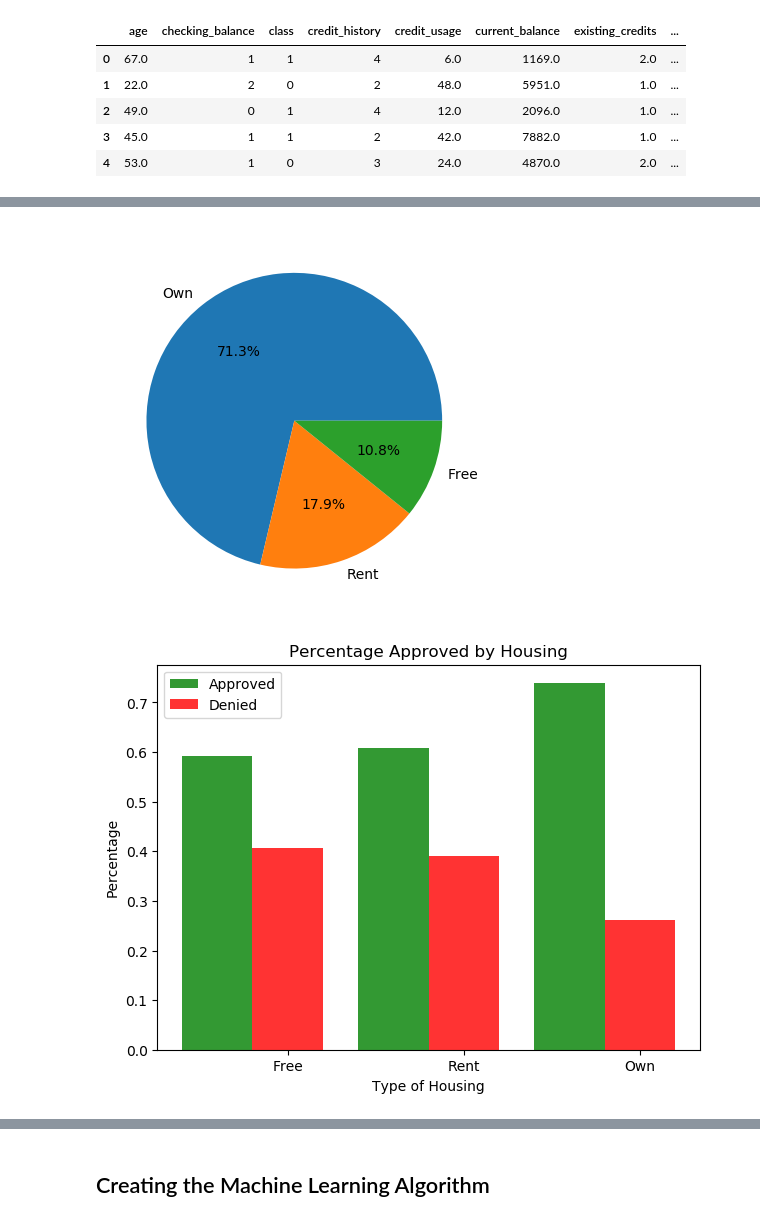
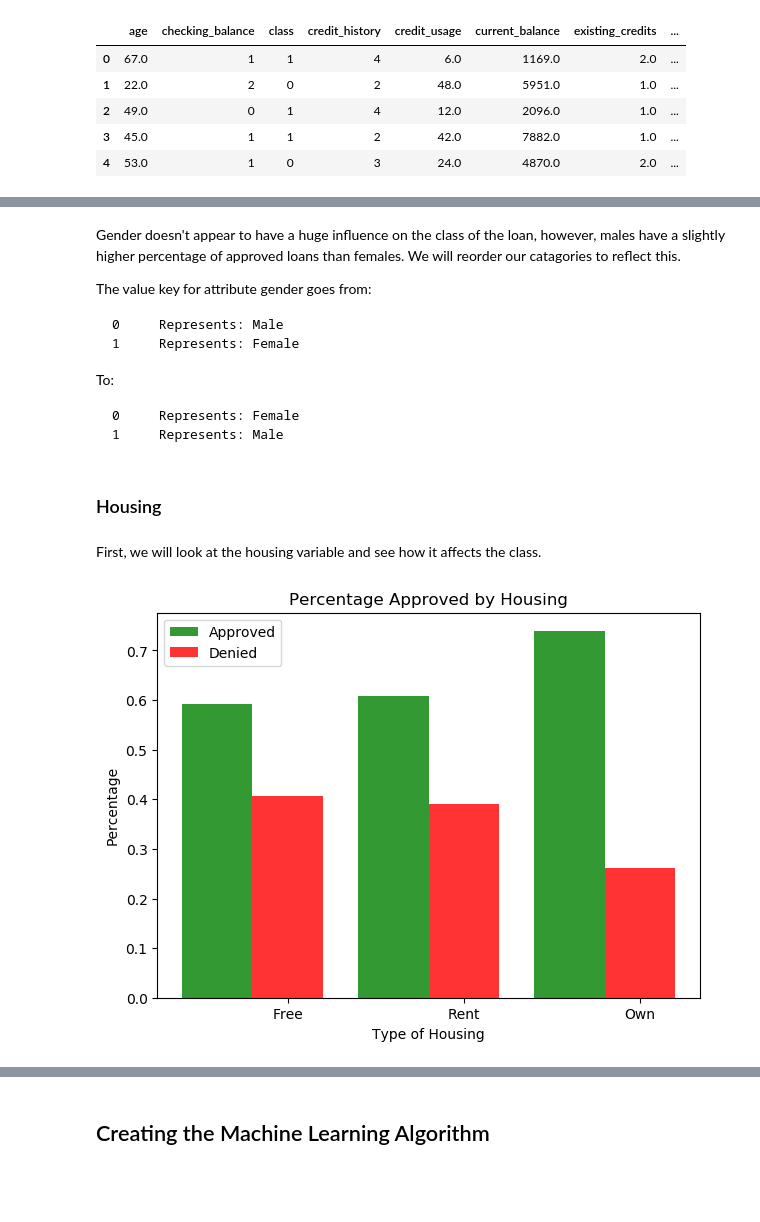
Before and after one commit to hanmaegeo/2019-datascience-project, a Jupyter notebook: Final Draft 1.ipynb, the cells around one changed output, grey strips where cells are left out. Drawn from its saved outputs; the diff is of its cells as text; code cells hidden in the pictures; blank space fills up the shorter version.

Commit message:
Add files via upload
Finished 'Visualizing the Data' section

```diff
--- a/Final Draft 1.ipynb
+++ b/Final Draft 1.ipynb
@@ -147,8 +147,6 @@ for column in data.columns:
                 relabeled.append(2)
             elif item == '>=200':
                 relabeled.append(3)
-            else:
-                relabeled.append('ERROR')
         elif column == 'credit_history':
             if item == 'no credits/all paid':
                 relabeled.append(0)
@@ -160,8 +158,6 @@ for column in data.columns:
                 relabeled.append(3)
             elif item == 'critical/other existing credit':
                 relabeled.append(4)
-            else:
-                relabeled.append('ERROR')
         elif column == 'purpose':
             if item == 'new car':
                 relabeled.append(0)
@@ -185,8 +181,6 @@ for column in data.columns:
                 relabeled.append(9)
             elif item == 'other':
                 relabeled.append(10)
-            else:
-                relabeled.append('ERROR')
         elif column == 'savings_balance':
             if item == 'no known savings':
                 relabeled.append(0)
@@ -215,11 +209,11 @@ for column in data.columns:
                 relabeled.append(4)
                 gender.append(1)
         elif column == 'housing':
-            if item == 'for free':
+            if item == 'rent':
                 relabeled.append(0)
-            elif item == 'rent':
+            elif item == 'own':
                 relabeled.append(1)
-            elif item == 'own':
+            elif item == 'for free':
                 relabeled.append(2)
         elif column == 'job':
             if item == 'unemp/unskilled non res':
@@ -343,0 +324,10 @@ plt.show()
+# %%
+relabeled = []
+
+for item in data['foreign_worker']:
+    if item == 0:
+        relabeled.append(1)
+    elif item == 1:
+        relabeled.append(0)
+
+data['foreign_worker'] = relabeled
@@ -344,12 +377,33 @@ plt.show()
+# %% [markdown]
+Gender doesn't appear to have a huge influence on the class of the loan, however, males have a slightly higher percentage of approved loans than females. We will reorder our catagories to reflect this.
+
+The value key for attribute gender goes from:
+
+    0     Represents: Male
+    1     Represents: Female
+
+To:
+
+    0     Represents: Female
+    1     Represents: Male
+# %%
+relabeled = []
+
+for item in data['gender']:
+    if item == 0:
+        relabeled.append(1)
+    elif item == 1:
+        relabeled.append(0)
+
+data['gender'] = relabeled
+# %% [markdown]
+### Housing
+# %% [markdown]
+First, we will look at the housing variable and see how it affects the class.
 # %%
-housing_value_counts = data['housing'].value_counts()
-
-plt.pie(housing_value_counts, labels = ['Own', 'Rent', 'Free'],
-        radius = 1, autopct='%1.1f%%')
-
-rent = data[data['housing'] == 1]
-own = data[data['housing'] == 2]
-free = data[data['housing'] == 0]
+rent = data[data['housing'] == 0]
+own = data[data['housing'] == 1]
+free = data[data['housing'] == 2]
 
 rent_percentages = rent['class'].value_counts() / len(rent)
 own_percentages = own['class'].value_counts() / len(own)
@@ -360,33 +414,31 @@ housing_denied = [free_percentages[0], rent_percentages[0], own_percentages[0]]
 
 # data to plot
 n_groups = 3
 
 # create plot
 fig, ax = plt.subplots(figsize=(7,5))
 index = np.arange(n_groups)
 bar_width = 0.4
 opacity = 0.8
 
 rects1 = plt.bar(index, housing_approved, bar_width,
 alpha=opacity,
 color='g',
 label='Approved')
 
 rects2 = plt.bar(index + bar_width, housing_denied, bar_width,
 alpha=opacity,
 color='r',
 label='Denied')
 
 plt.xlabel('Type of Housing')
 plt.ylabel('Percentage')
 plt.title('Percentage Approved by Housing')
 plt.xticks(index + bar_width, ('Free','Rent','Own'))
 plt.legend()
 
 plt.show()
 
-
 print('')
 # %% [output]
-[figure, old version]
+[figure, new version]
-[figure, removed]
```
Also changed, not shown: parts of 71 cells of this notebook.
